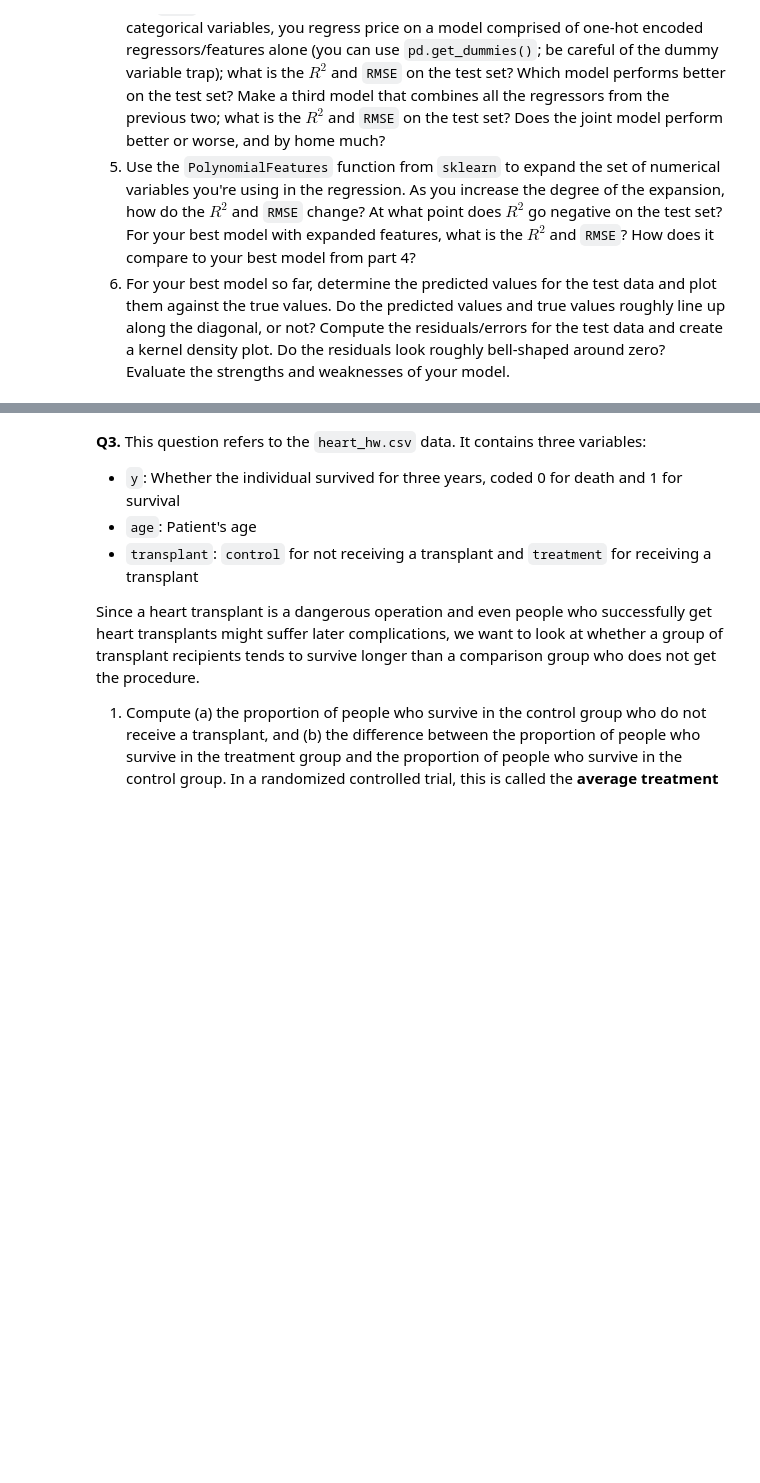
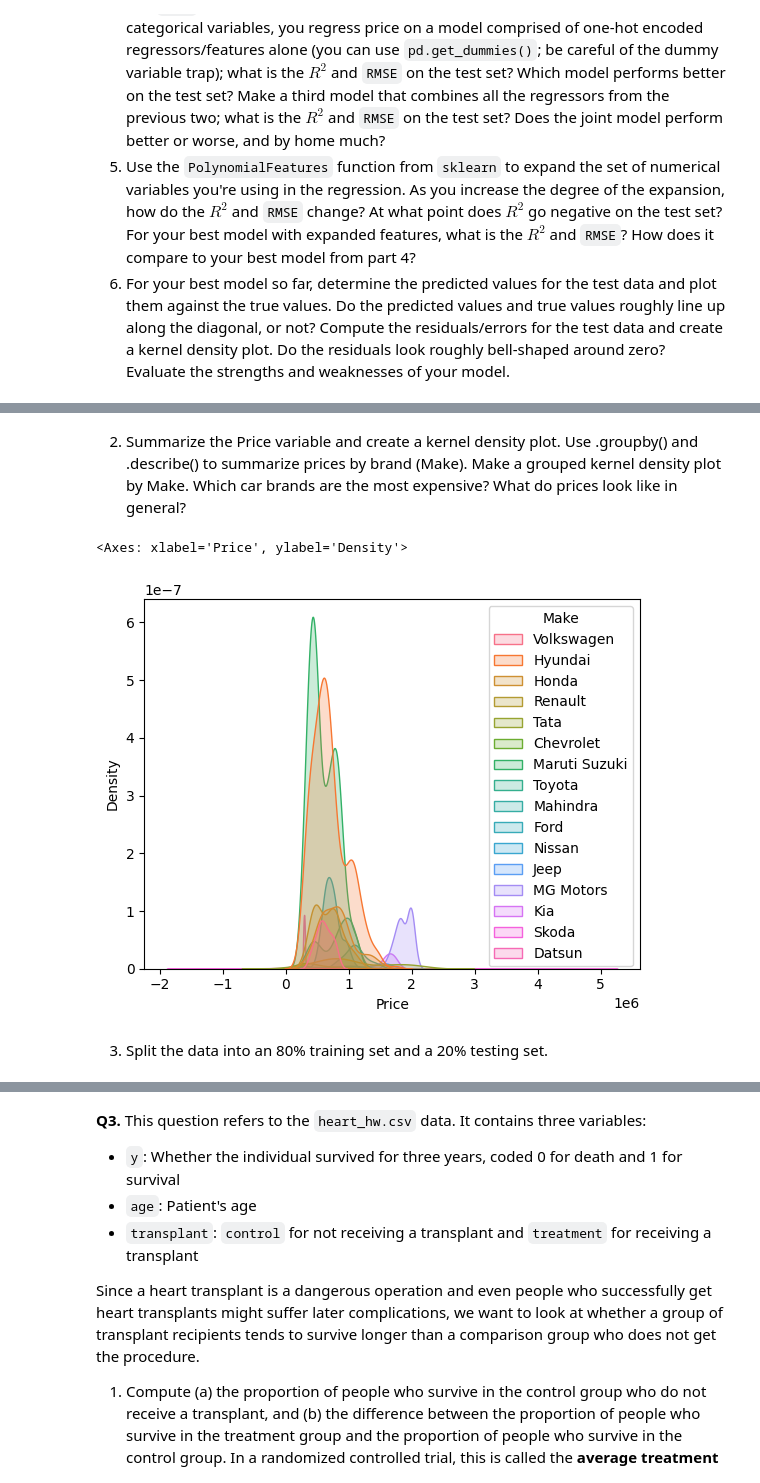
Before and after one commit to simoneminorr/linear_models_assignment, a Jupyter notebook: assignment.ipynb, the cells around one changed output, grey strips where cells are left out. Cells and saved outputs as stored; diff of their text form; code cells hidden in the pictures; blank space fills up the shorter version.

```diff
--- a/assignment.ipynb
+++ b/assignment.ipynb
@@ -62,0 +119,8 @@ which will simplify your calculations below substantially!
+# %%
+import pandas as pd
+import numpy as np
+import matplotlib.pyplot as plt
+import seaborn as sns
+
+cars = pd.read_csv('/content/linear_models_assignment/data/cars_hw.csv')
+cars.head()
@@ -62,0 +134,13 @@ which will simplify your calculations below substantially!
+# %% [markdown]
+2. Summarize the Price variable and create a kernel density plot. Use .groupby() and .describe() to summarize prices by brand (Make). Make a grouped kernel density plot by Make. Which car brands are the most expensive? What do prices look like in general?
+# %%
+#grouping cars by make
+grouped_cars_make = cars.groupby('Make')
+
+#making kernel density plot by 'Make'
+sns.kdeplot(data=cars, x='Price', hue='Make', fill=True)
+# %% [output]
+<Axes: xlabel='Price', ylabel='Density'>
+[figure, added]
+# %% [markdown]
+3. Split the data into an 80% training set and a 20% testing set.
```
Also changed, not shown: parts of 14 cells of this notebook.
